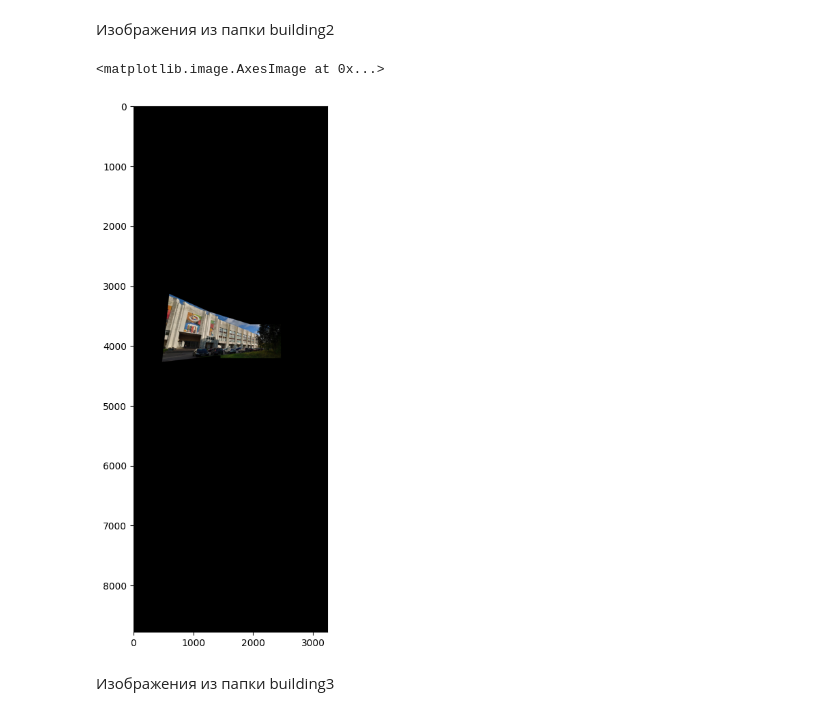
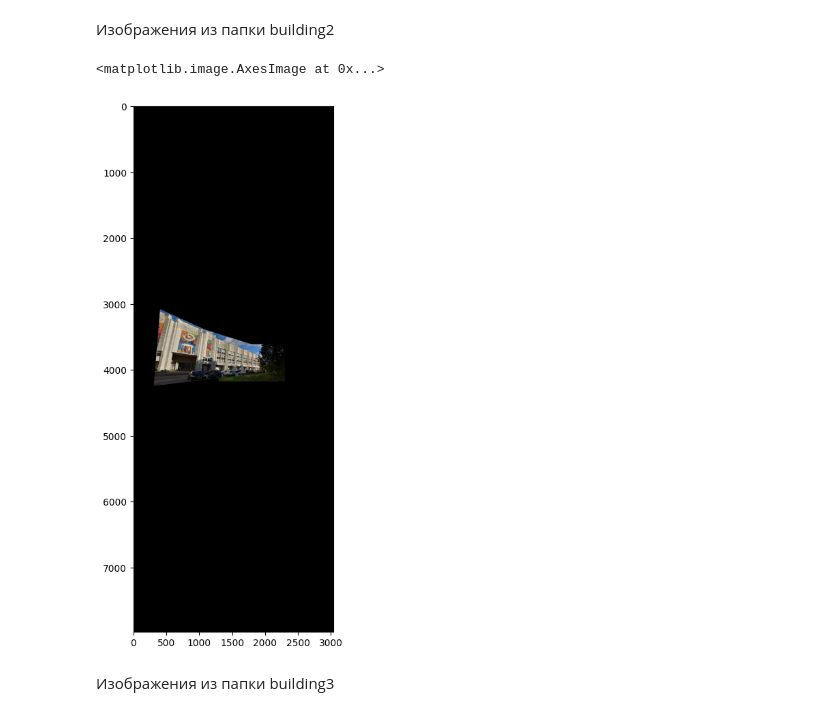
Before and after one commit to Geliron12/computer_vision2024, a Jupyter notebook: homework3/homework3.ipynb, the cells around one changed output. Saved outputs shown, nothing was run; the diff lists cells and outputs as text; code cells hidden in the pictures.

```diff
--- a/homework3/homework3.ipynb
+++ b/homework3/homework3.ipynb
@@ -219,11 +219,11 @@ img4 = cv.cvtColor(img4, cv.COLOR_BGR2RGB)
 images = [img1, img2, img3, img4]
 # %%
 figure = plt.figure(figsize=(20, 10))
-result = many_image_stitching(images, coef=0.6)
+result = many_image_stitching(images, coef=0.9)
 plt.imshow(result)
 # %% [output]
 <matplotlib.image.AxesImage at 0x...>
-[figure, old version]
+[figure, new version]
 # %% [markdown]
 Изображения из папки building3
 # %%
```
Also changed, not shown: parts of 1 cell of this notebook, 2 other files.
